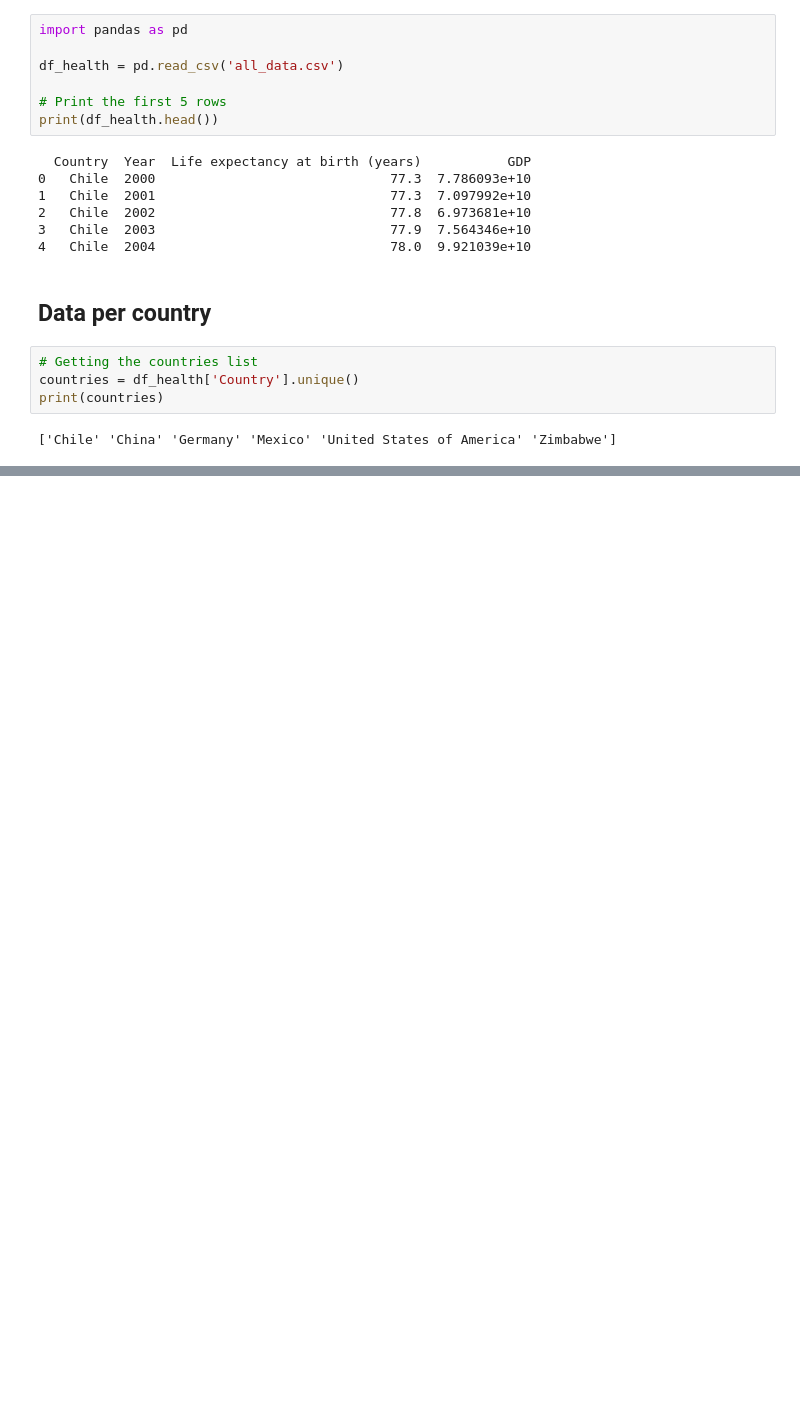
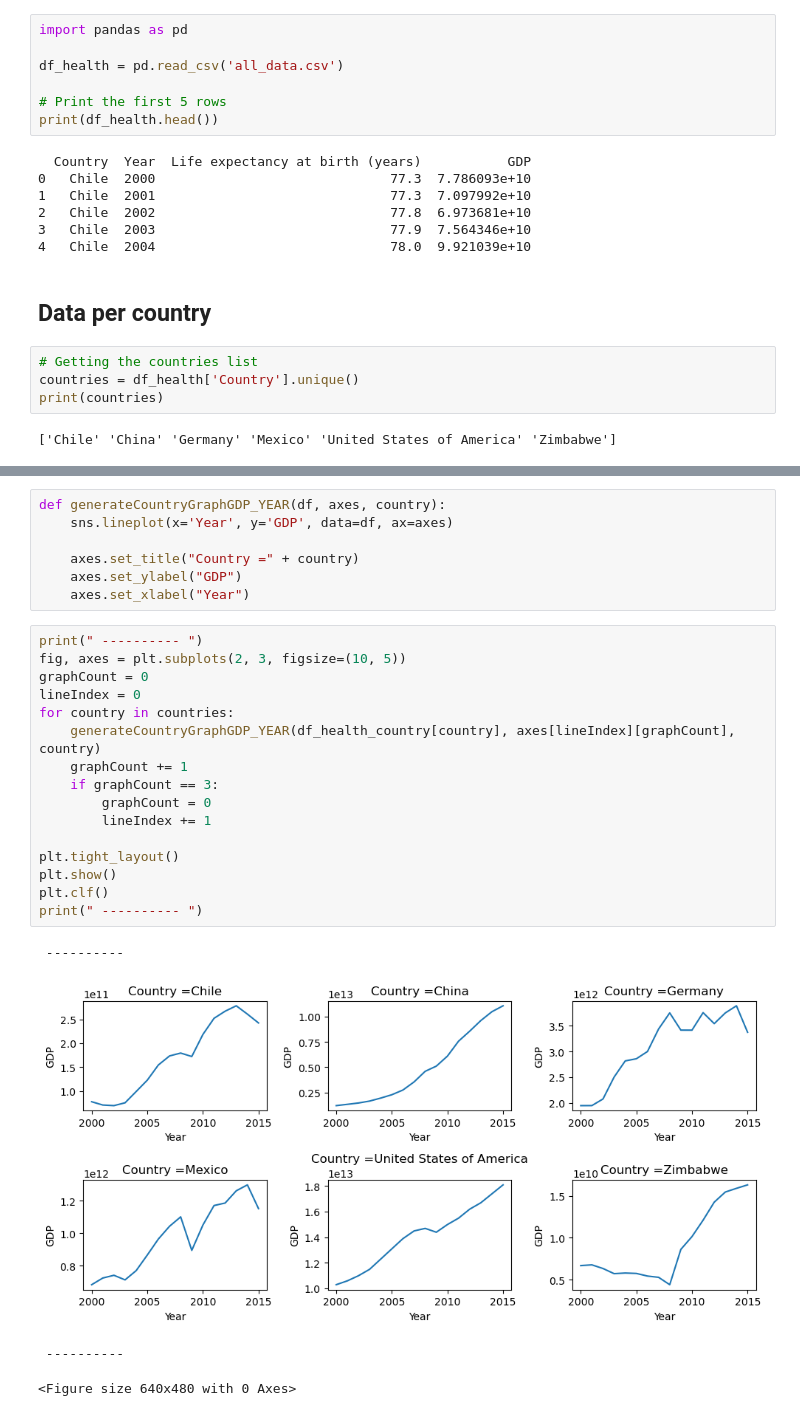
Before and after one commit to felipeizepe/codecademy-GDP_project, a Jupyter notebook: life_expectancy_gdp.ipynb, the cells around one changed output, grey strips where cells are left out. Cells and saved outputs as stored; diff of their text form; blank space fills up the shorter version.

```diff
--- a/life_expectancy_gdp.ipynb
+++ b/life_expectancy_gdp.ipynb
@@ -68,0 +116,28 @@ print(dfs_dict['Chile'].head())
+# %%
+def generateCountryGraphGDP_YEAR(df, axes, country):
+    sns.lineplot(x='Year', y='GDP', data=df, ax=axes)
+
+    axes.set_title("Country =" + country)
+    axes.set_ylabel("GDP")
+    axes.set_xlabel("Year")
+# %%
+print(" ---------- ")
+fig, axes = plt.subplots(2, 3, figsize=(10, 5))
+graphCount = 0
+lineIndex = 0
+for country in countries:
+    generateCountryGraphGDP_YEAR(df_health_country[country], axes[lineIndex][graphCount], country)
+    graphCount += 1
+    if graphCount == 3:
+        graphCount = 0
+        lineIndex += 1
+
+plt.tight_layout()
+plt.show()
+plt.clf()
+print(" ---------- ")
+# %% [output]
+ ----------
+[figure, added]
+ ----------
+<Figure size 640x480 with 0 Axes>
```
Also changed, not shown: parts of 10 cells of this notebook.
